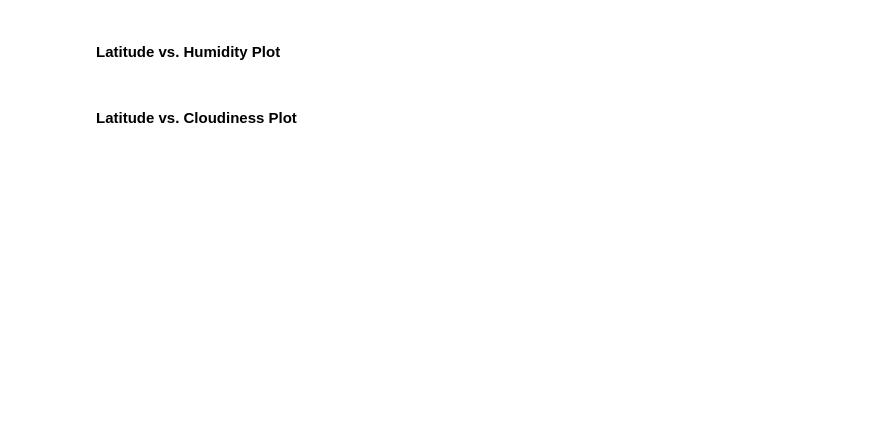
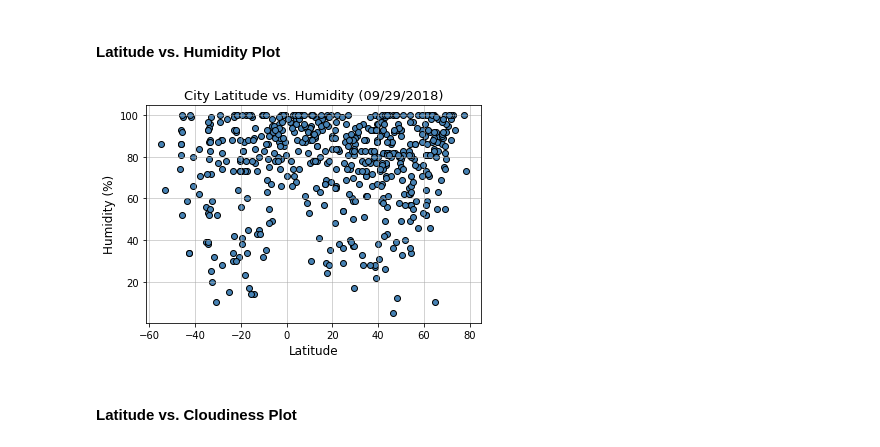
Before and after one commit to srikantiaparna/python-API, a Jupyter notebook: WeatherPy.ipynb, the cells around one changed output. Saved outputs shown, nothing was run; the diff lists cells and outputs as text; code cells hidden in the pictures; blank space fills up the shorter version.

```diff
--- a/WeatherPy.ipynb
+++ b/WeatherPy.ipynb
@@ -234,27 +258,29 @@ plt.show()
 # %%
 ##################################### Latitude vs. Humidity Plot ###################################################
 
 # Set Date format for the title
 Date = dt.now().strftime("(%m/%d/%Y)")
 
 # Build a scatter plot
 plt.figure(figsize=(6,4))
 plt.scatter(weatherpy_data["Lat"], weatherpy_data["Humidity(%)"], marker="o",facecolors="steelblue",edgecolors="black")
 
 # Setting other graph properties
 plt.title("City Latitude vs. Humidity " +  str(Date),fontsize=13)
 plt.ylabel("Humidity (%)",fontsize=12)
 plt.xlabel("Latitude",fontsize=12)
 plt.yticks(np.arange(20, 110, 20))
 plt.xticks(np.arange(-60, 100, 20))
-plt.grid(linestyle='-', linewidth='0.5', color='darkgrey')
+plt.grid(linestyle='-', linewidth='1.0', color='darkgrey')
 
 
 # Save the figure
 plt.savefig("Latitude vs. Humidity Plot.png")
 
 # Show plot
 plt.show()
+# %% [output]
+[figure, added]
 # %% [markdown]
 #### Latitude vs. Cloudiness Plot
 # %%
```
Also changed, not shown: parts of 11 cells of this notebook, 6 other files.
